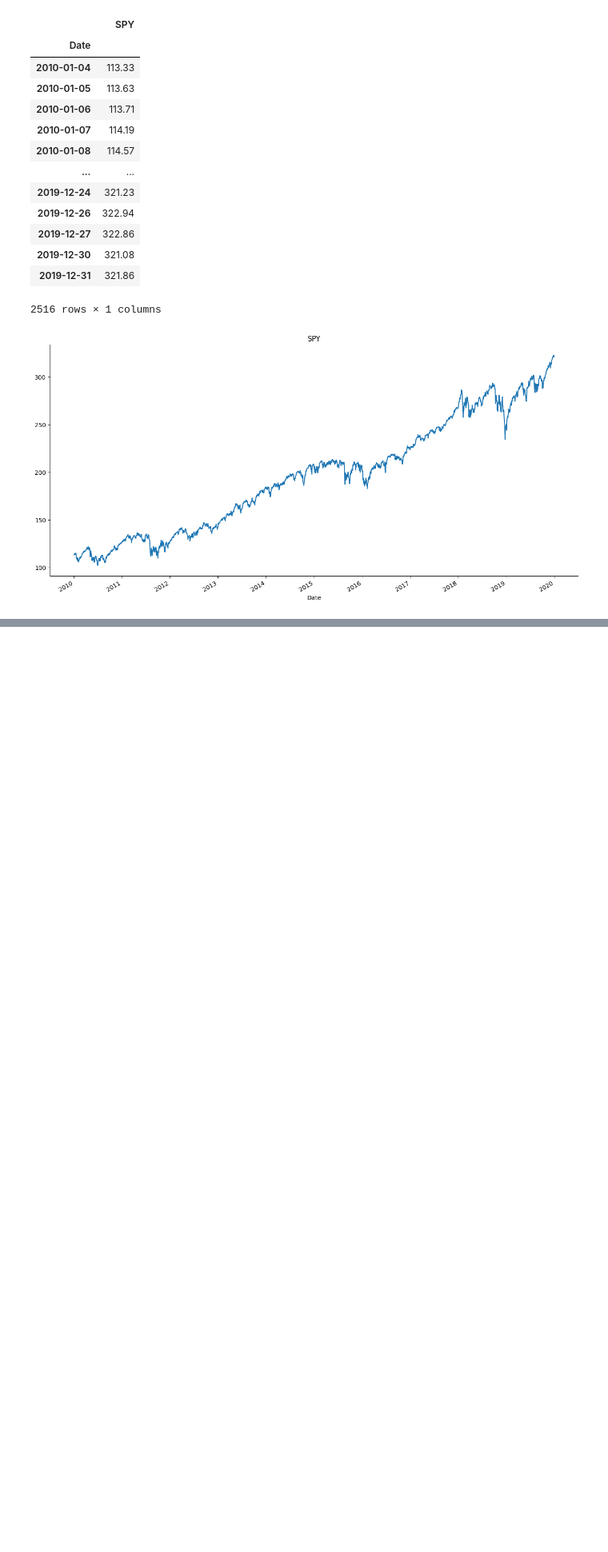
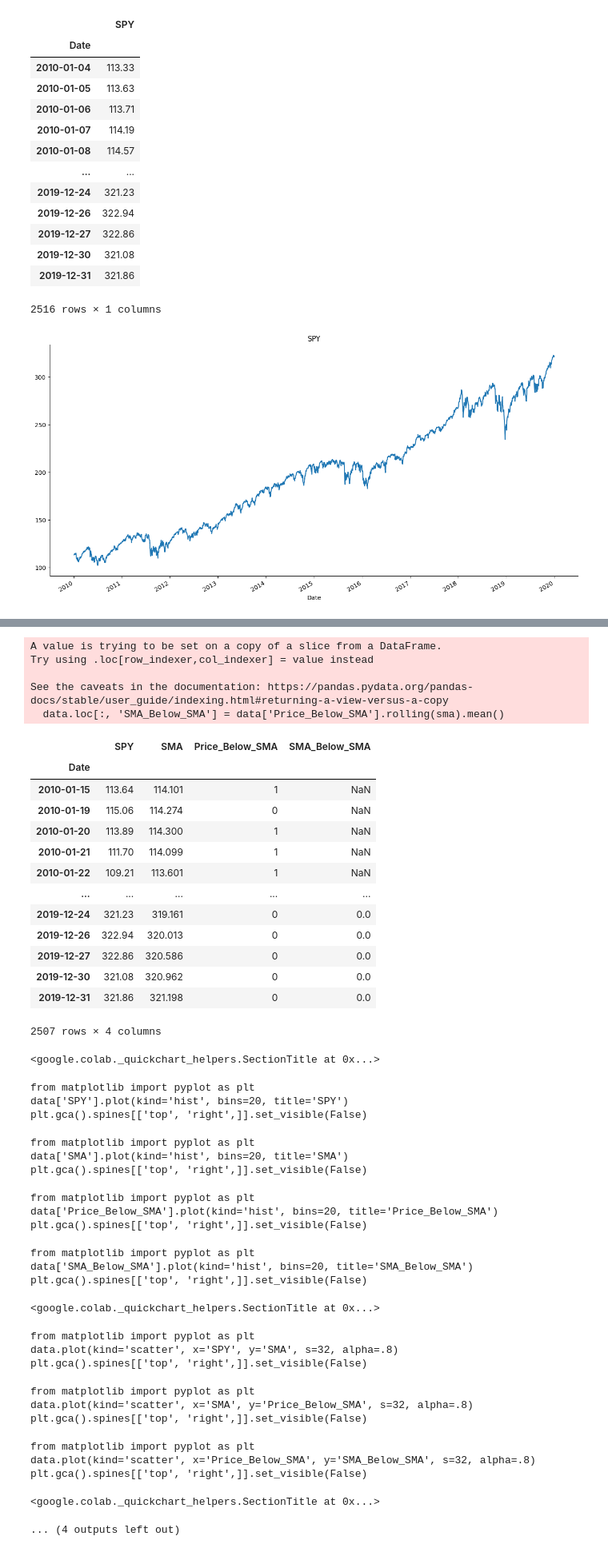
Before and after one commit to SimonaRoja/kevin, a Jupyter notebook: simple_moving_average.ipynb, the cells around one changed output, grey strips where cells are left out. Shown at 80% size. Saved outputs shown, nothing was run; the diff lists cells and outputs as text; code cells hidden in the pictures; blank space fills up the shorter version.

Commit message:
Mit Colab erstellt

```diff
--- a/simple_moving_average.ipynb
+++ b/simple_moving_average.ipynb
@@ -183,0 +223,51 @@ KeyError: 'Price'
+# %%
+# Calculate the Simple Moving Average again - only if is all days below the value is 1
+data.loc[:, 'SMA_Below_SMA'] = data['Price_Below_SMA'].rolling(sma).mean()
+# %% [output]
+A value is trying to be set on a copy of a slice from a DataFrame.
+Try using .loc[row_indexer,col_indexer] = value instead
+
+See the caveats in the documentation: https://pandas.pydata.org/pandas-docs/stable/user_guide/indexing.html#returning-a-view-versus-a-copy
+  data.loc[:, 'SMA_Below_SMA'] = data['Price_Below_SMA'].rolling(sma).mean()
+# %%
+data
+# %% [output]
+|  | SPY | SMA | Price_Below_SMA | SMA_Below_SMA |
+| Date |  |  |  |  |
+| 2010-01-15 | 113.64 | 114.101 | 1 | NaN |
+| 2010-01-19 | 115.06 | 114.274 | 0 | NaN |
+| 2010-01-20 | 113.89 | 114.300 | 1 | NaN |
+| 2010-01-21 | 111.70 | 114.099 | 1 | NaN |
+| 2010-01-22 | 109.21 | 113.601 | 1 | NaN |
+| ... | ... | ... | ... | ... |
+| 2019-12-24 | 321.23 | 319.161 | 0 | 0.0 |
+| 2019-12-26 | 322.94 | 320.013 | 0 | 0.0 |
+| 2019-12-27 | 322.86 | 320.586 | 0 | 0.0 |
+| 2019-12-30 | 321.08 | 320.962 | 0 | 0.0 |
+| 2019-12-31 | 321.86 | 321.198 | 0 | 0.0 |
+2507 rows × 4 columns
+<google.colab._quickchart_helpers.SectionTitle at 0x...>
+from matplotlib import pyplot as plt
+data['SPY'].plot(kind='hist', bins=20, title='SPY')
+plt.gca().spines[['top', 'right',]].set_visible(False)
+from matplotlib import pyplot as plt
+data['SMA'].plot(kind='hist', bins=20, title='SMA')
+plt.gca().spines[['top', 'right',]].set_visible(False)
+from matplotlib import pyplot as plt
+data['Price_Below_SMA'].plot(kind='hist', bins=20, title='Price_Below_SMA')
+plt.gca().spines[['top', 'right',]].set_visible(False)
+from matplotlib import pyplot as plt
+data['SMA_Below_SMA'].plot(kind='hist', bins=20, title='SMA_Below_SMA')
+plt.gca().spines[['top', 'right',]].set_visible(False)
+<google.colab._quickchart_helpers.SectionTitle at 0x...>
+from matplotlib import pyplot as plt
+data.plot(kind='scatter', x='SPY', y='SMA', s=32, alpha=.8)
+plt.gca().spines[['top', 'right',]].set_visible(False)
+from matplotlib import pyplot as plt
+data.plot(kind='scatter', x='SMA', y='Price_Below_SMA', s=32, alpha=.8)
+plt.gca().spines[['top', 'right',]].set_visible(False)
+from matplotlib import pyplot as plt
+data.plot(kind='scatter', x='Price_Below_SMA', y='SMA_Below_SMA', s=32, alpha=.8)
+plt.gca().spines[['top', 'right',]].set_visible(False)
+<google.colab._quickchart_helpers.SectionTitle at 0x...>
+... (4 outputs left out)
```
Also changed, not shown: parts of 6 cells of this notebook.
